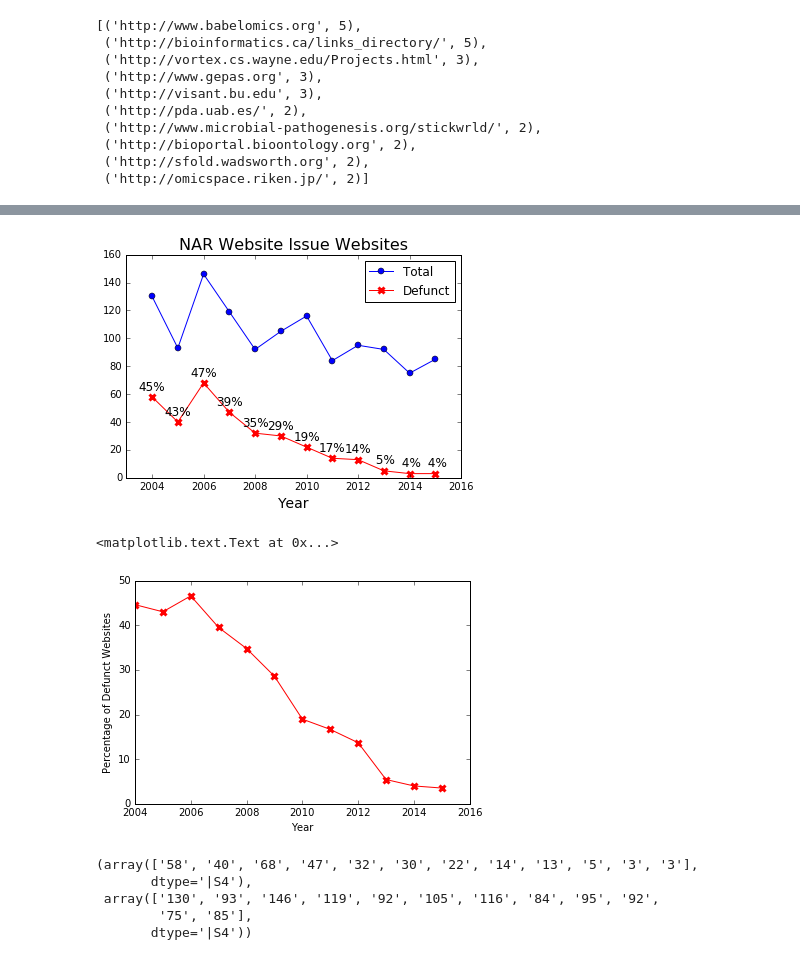
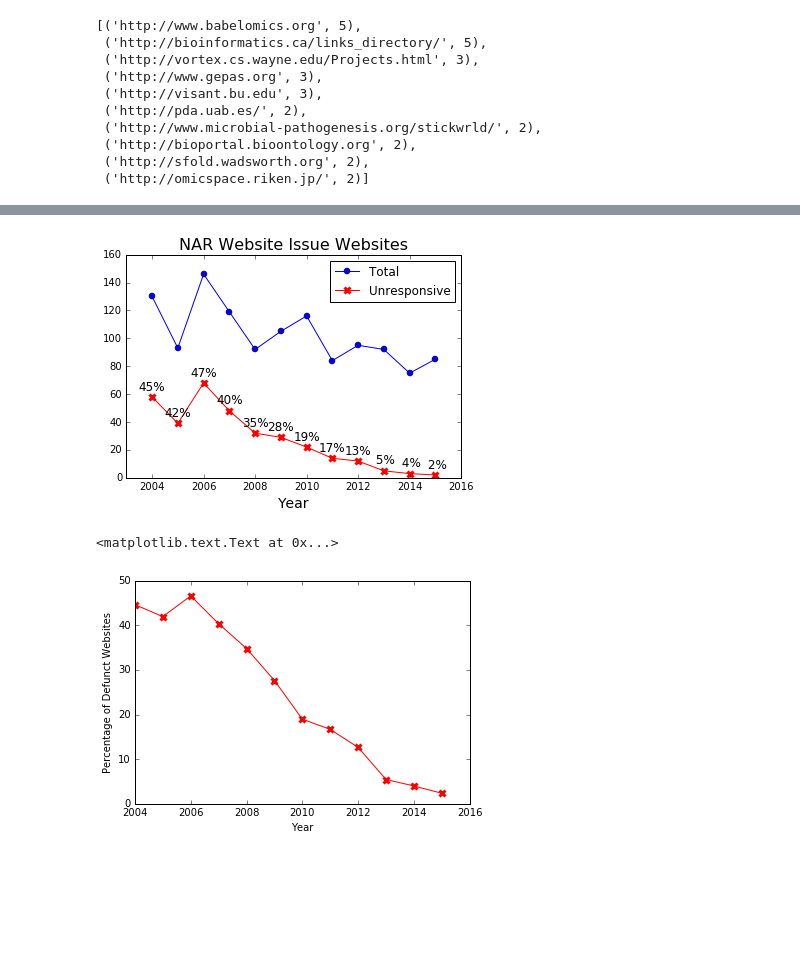
Before and after one commit to dkoes/notebooks, a Jupyter notebook: NAR Webserver Analysis.ipynb, the cells around one changed output, grey strips where cells are left out. Drawn from its saved outputs; the diff is of its cells as text; code cells hidden in the pictures; blank space fills up the shorter version.

```diff
--- a/NAR Webserver Analysis.ipynb
+++ b/NAR Webserver Analysis.ipynb
@@ -51,7 +51,7 @@ cnts.most_common()[:10]
 def testurl(url):
     '''Return true if url is accessible and has content'''
     try:
-        web = urllib2.urlopen(url,timeout=10)
+        web = urllib2.urlopen(url,timeout=30) #interestingly, 10 is too short for some sites
         return web.code >= 200 and web.code < 300
     except:
         return False
@@ -60,7 +60,7 @@ deadByYear = collections.defaultdict(int)
 totalByYear = collections.defaultdict(int)
 corpses = []
 for (i,a) in enumerate(articles):
-    if i % 100 = 0:
+    if i % 100 == 0:
         print i #status
     url = a[0]
     year = a[1]
@@ -73,28 +87,20 @@ dead = np.array(sorted(deadByYear.items()),dtype=np.float)
 total = np.array(sorted(totalByYear.items()),dtype=np.float)
 # %%
 plt.plot(total[:,0],total[:,1],'o-',label="Total")
-plt.plot(dead[:,0],dead[:,1],'rx-',label="Defunct",mew=3)
+plt.plot(dead[:,0],dead[:,1],'rx-',label="Unresponsive",mew=3)
 for (year,d,t) in zip(dead[:,0],dead[:,1],total[:,1]):                                       # <--
     plt.annotate('%2.0f%%' % (100.0*d/t),xy=(year,d+5), textcoords='data', horizontalalignment='center',fontsize=12)
 plt.xlabel("Year",fontsize=14)
 plt.xlim(2003,2016)
 plt.legend(loc='best',numpoints=1)
 plt.title("NAR Website Issue Websites",fontsize=16)
 plt.savefig("nar.png",bbox_inches='tight')
 # %% [output]
-[figure, old version]
+[figure, new version]
 # %%
 plt.plot(dead[:,0],100*np.divide(dead[:,1],total[:,1]),'rx-',label="Defunct",mew=3)
 plt.ylabel("Percentage of Defunct Websites")
 plt.xlabel("Year")
 # %% [output]
 <matplotlib.text.Text at 0x...>
-[figure, old version]
+[figure, new version]
-# %%
-dead[:,1],total[:,1]
-# %% [output]
-(array(['58', '40', '68', '47', '32', '30', '22', '14', '13', '5', '3', '3'],
-       dtype='|S4'),
- array(['130', '93', '146', '119', '92', '105', '116', '84', '95', '92',
-        '75', '85'],
-       dtype='|S4'))
```
Also changed, not shown: parts of 2 cells of this notebook.
